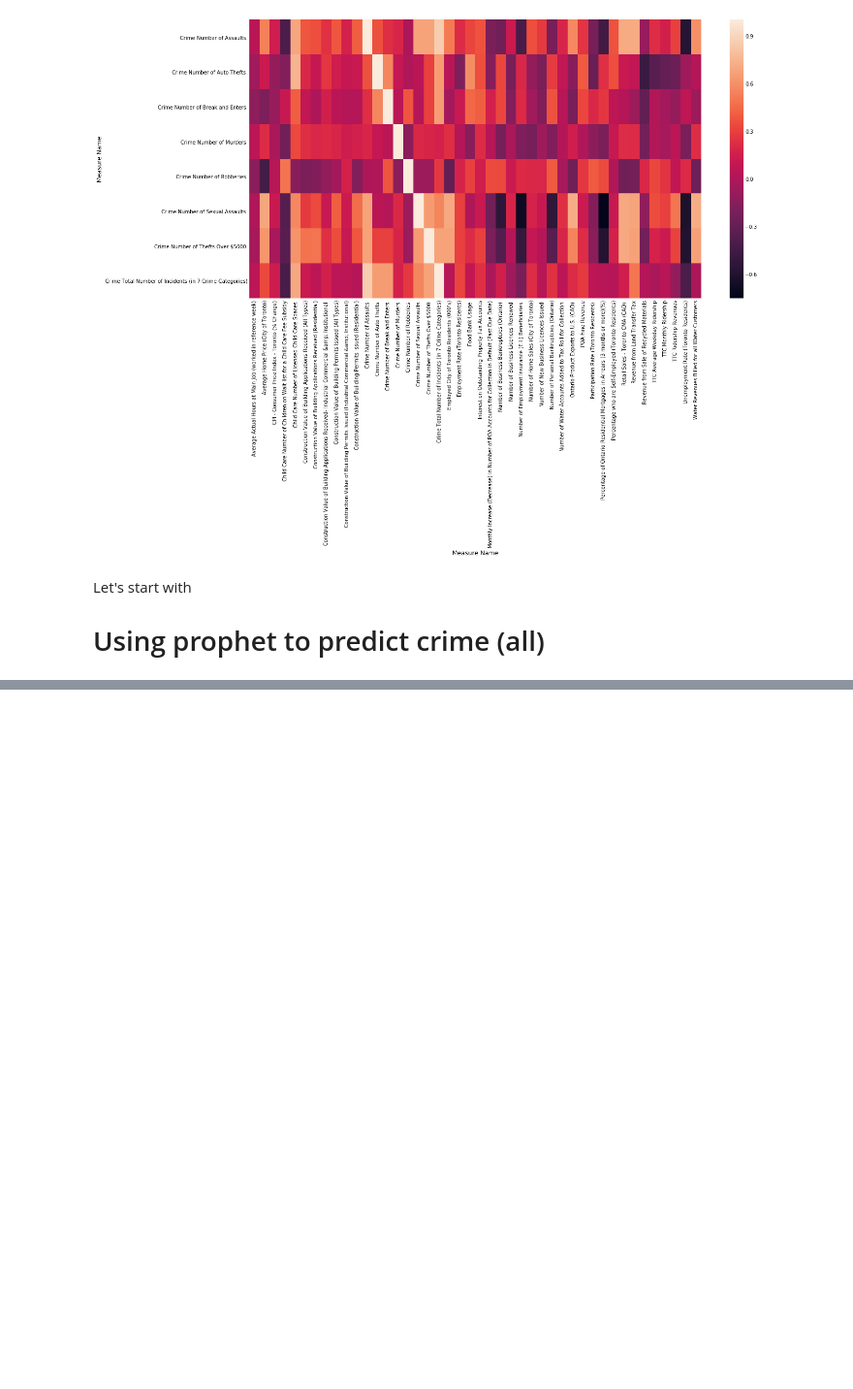
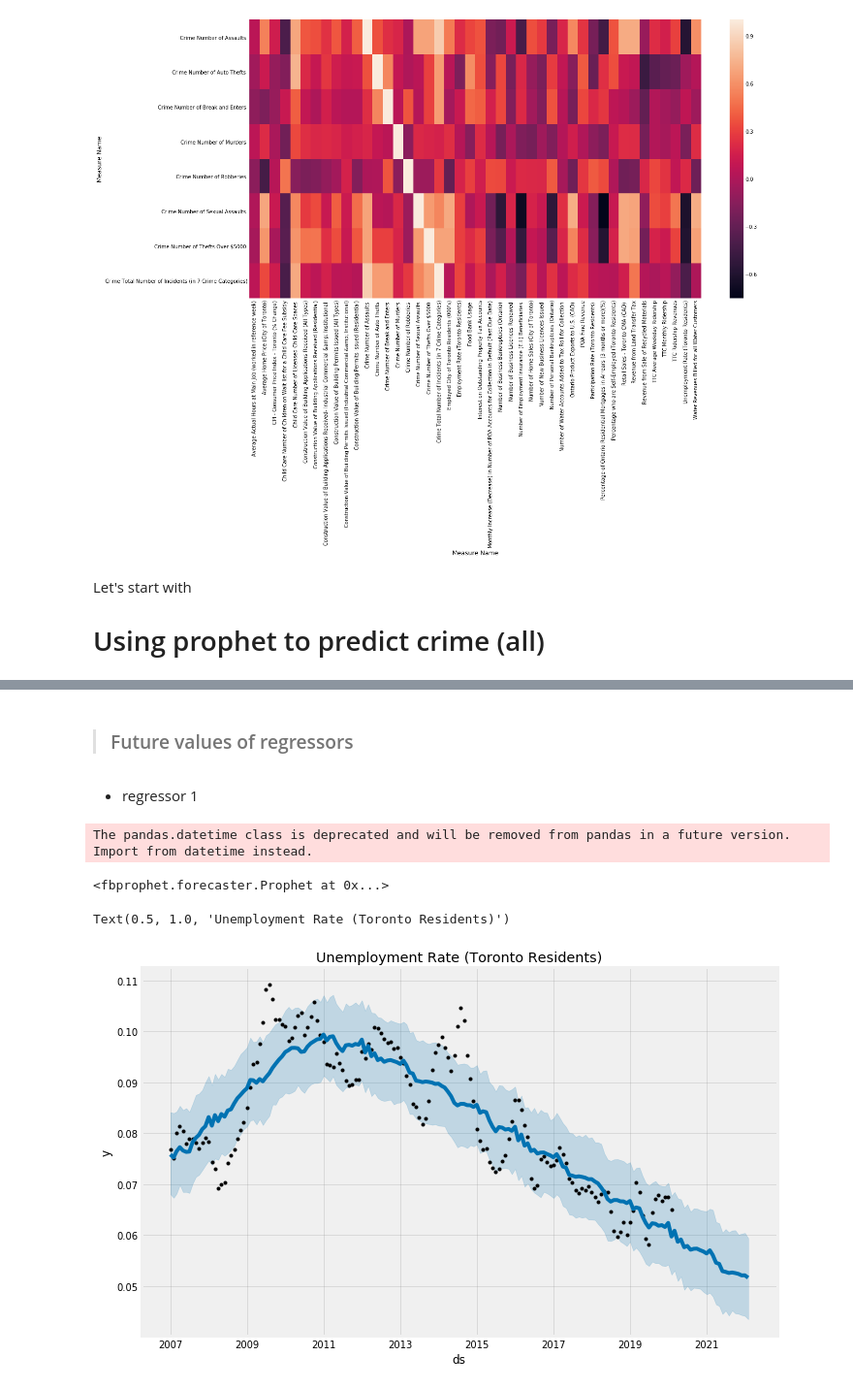
Before and after one commit to ah-sadek/TO-behaviour, a Jupyter notebook: TO exploratory.ipynb, the cells around one changed output, grey strips where cells are left out. Shown at 97% size. Saved outputs shown, nothing was run; the diff lists cells and outputs as text; code cells hidden in the pictures; blank space fills up the shorter version.

```diff
--- a/TO exploratory.ipynb
+++ b/TO exploratory.ipynb
@@ -118,0 +144,28 @@ Let's start with
+# %% [markdown]
+> ### Future values of regressors
+# %% [markdown]
+* regressor 1
+# %%
+df_reg1= df_all['Unemployment Rate (Toronto Residents)']
+df_reg1 = df_reg1.reset_index(drop=False).rename({'YearMonth':'ds','Unemployment Rate (Toronto Residents)':'y'},axis=1)
+
+#starting a simple model
+
+m = Prophet(weekly_seasonality=False,daily_seasonality=False)
+m.fit(df_reg1)
+
+future = m.make_future_dataframe(periods=24,freq='MS')
+fcst_reg1 = m.predict(future)
+fig = m.plot(fcst_reg1)
+fcst_reg1.rename({'yhat':'Unemployment Rate (Toronto Residents)'},axis=1,inplace=True)
+
+
+hist_last_month = df_all.index.argmax()
+fcst_reg1_future =  fcst_reg1.iloc[hist_last_month+1:,-1]
+
+plt.title('Unemployment Rate (Toronto Residents)')
+# %% [output]
+The pandas.datetime class is deprecated and will be removed from pandas in a future version. Import from datetime instead.
+<fbprophet.forecaster.Prophet at 0x...>
+Text(0.5, 1.0, 'Unemployment Rate (Toronto Residents)')
+[figure, added]
```
Also changed, not shown: parts of 16 cells of this notebook.
